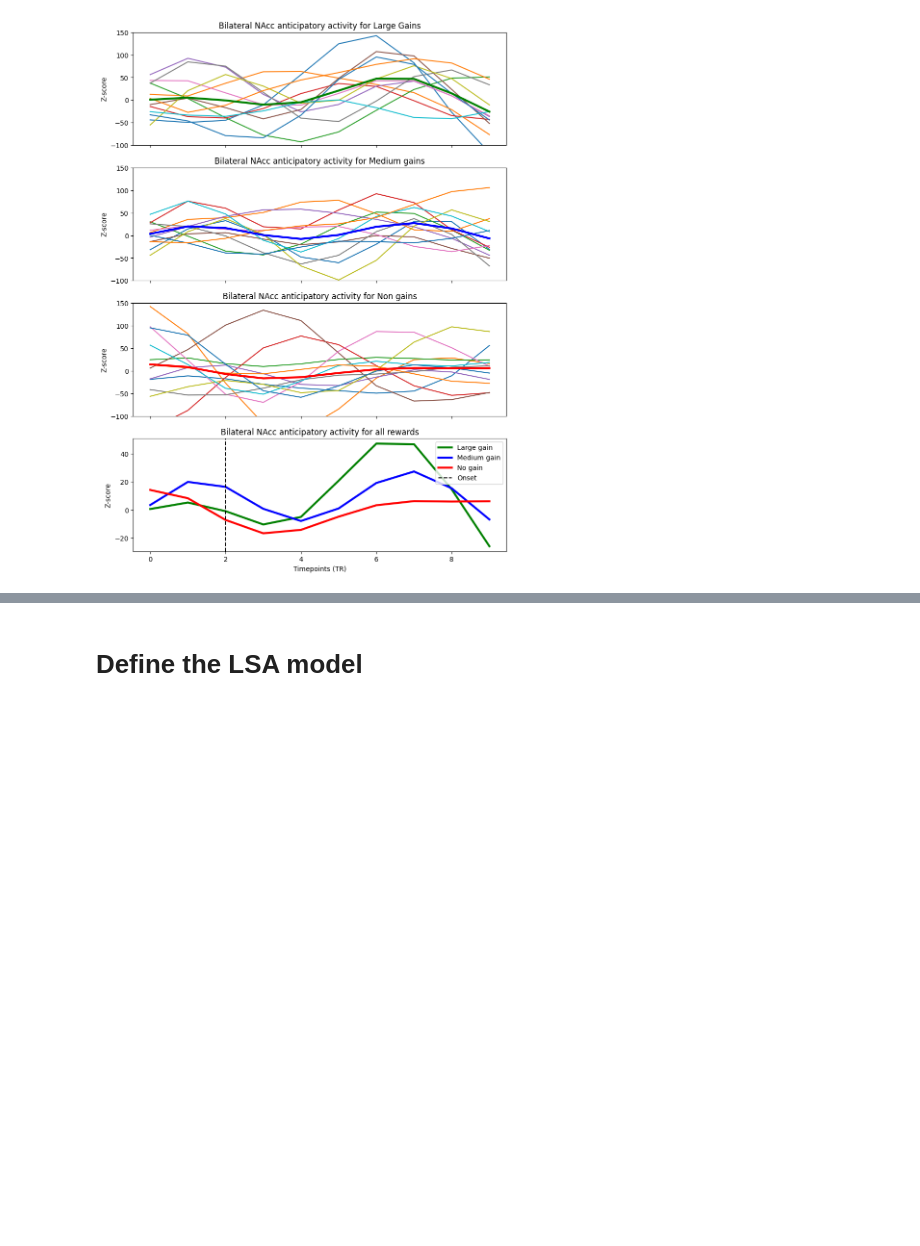
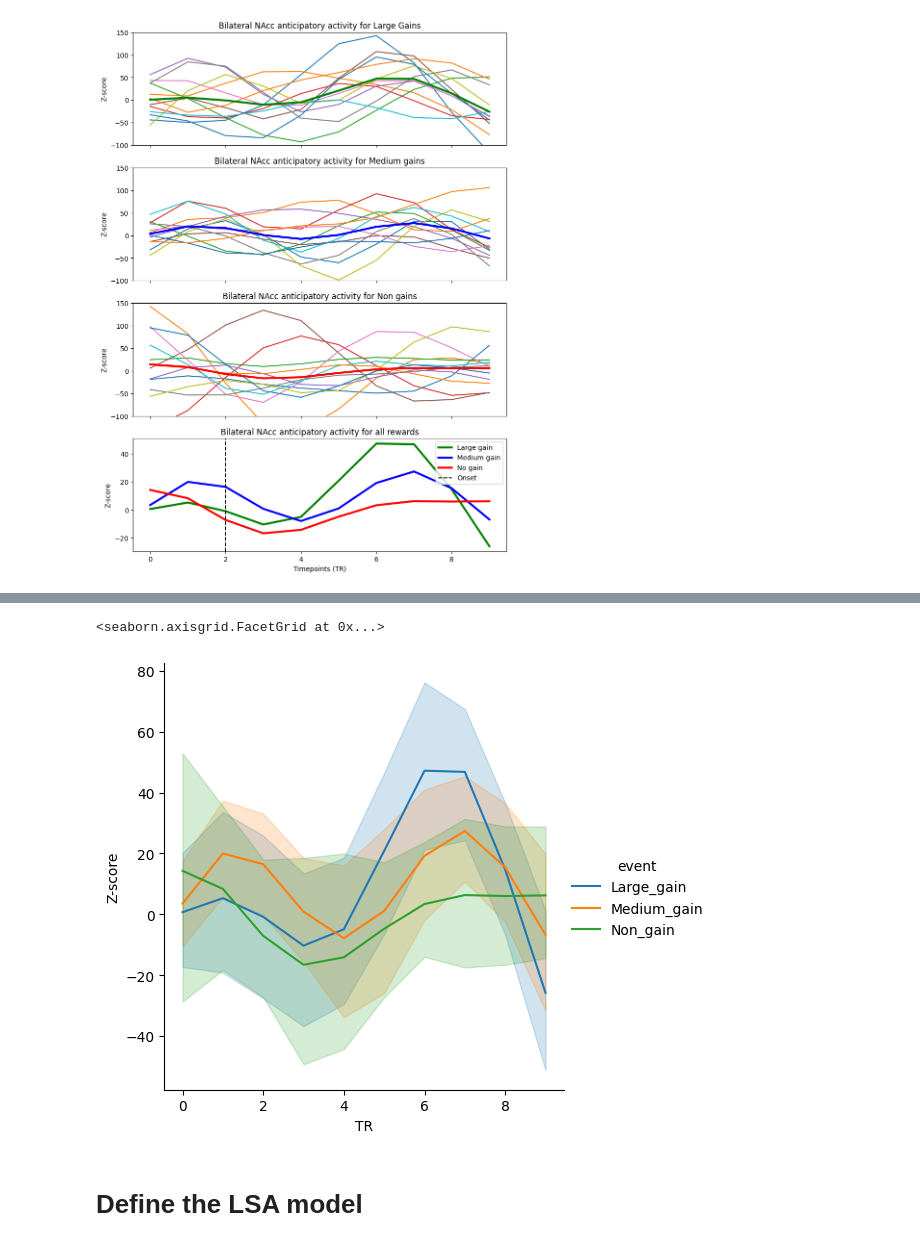
Before and after one commit to LuisA00/Analysis_Playground, a Jupyter notebook: Monetary_Incentive_Delay_fMRI/SingleParticipant_GLM_ROI_PPI_Analyses.ipynb, the cells around one changed output, grey strips where cells are left out. Cells and saved outputs as stored; diff of their text form; code cells hidden in the pictures; blank space fills up the shorter version.

```diff
--- a/Monetary_Incentive_Delay_fMRI/SingleParticipant_GLM_ROI_PPI_Analyses.ipynb
+++ b/Monetary_Incentive_Delay_fMRI/SingleParticipant_GLM_ROI_PPI_Analyses.ipynb
@@ -416,3 +434,9 @@ bold_sNAcc_bi_df.head(20)
+# %%
+
+sns.relplot(data=bold_sNAcc_bi_df, x="TR", y="Z-score", hue="event", kind="line")
+# %% [output]
+<seaborn.axisgrid.FacetGrid at 0x...>
+[figure, added]
 # %%
 """
 Okay, so lets plot -TR onset and +3TR onset.
```
Also changed, not shown: parts of 14 cells of this notebook, 1 other file.
